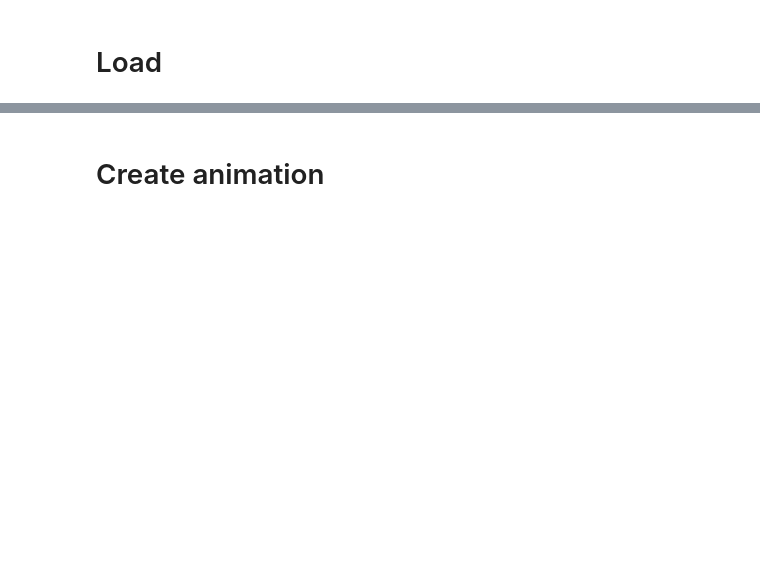
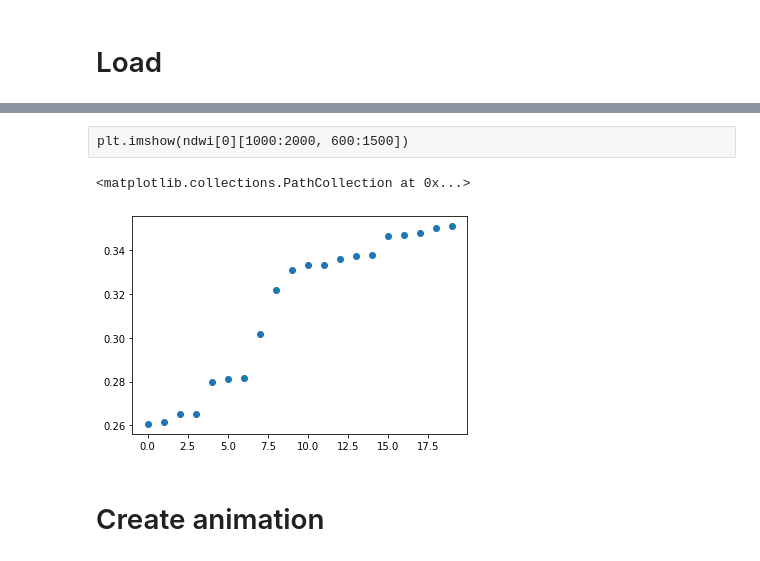
Before and after one commit to mlubej/pet_projects, a Jupyter notebook: tide_gif/tide_giff.ipynb, the cells around one changed output, grey strips where cells are left out. Drawn from its saved outputs; the diff is of its cells as text; code cells hidden in the pictures; blank space fills up the shorter version.

```diff
--- a/tide_gif/tide_giff.ipynb
+++ b/tide_gif/tide_giff.ipynb
@@ -220,2 +284,36 @@ NameError: During execution of task WaterDetector: name 'eop' is not defined
+# %%
+rgb = []
+for idx in tqdm(range(len(dt_list)), total=len(dt_list)):
+    f = rasterio.open(f'./tiffs/rgb/rgb_{idx}.tiff')
+    data = np.moveaxis(f.read(), 0, -1)
+    rgb.append(data)
+    f.close()
+# %%
+ndwi = []
+for idx in tqdm(range(len(dt_list)), total=len(dt_list)):
+    f = rasterio.open(f'./tiffs/ndwi/ndwi_{idx}.tiff')
+    data = np.moveaxis(f.read(), 0, -1).squeeze(-1)
+    ndwi.append(data)
+    f.close()
+# %% [raw]
+plt.imshow(ndwi[0][1000:2000, 600:1500])
+# %%
+def get_water_cov(ndwi):
+    # mask = gaussian(ndwi[1000:2000, 600:1500], 5) > 0.3
+    mask = gaussian(ndwi, 1) > 0.1
+    return np.count_nonzero(mask)/np.prod(mask.shape)
+
+# def get_water_cov(ndwi):
+#     _, mask = get_water_mask_from_S2(ndwi[1000:2000, 600:1500])
+#     return np.count_nonzero(mask == 1, axis=(0,1))/np.prod(mask.shape)
+# %%
+with ProcessPoolExecutor() as executor:
+    water_cov = list(tqdm(executor.map(get_water_cov, ndwi), total=len(ndwi)))
+water_cov = np.array(water_cov)
+# %%
+plt.scatter(range(len(water_cov)), np.sort(water_cov))
+# %% [output]
+<matplotlib.collections.PathCollection at 0x...>
+[figure, added]
 # %% [markdown]
 # Create animation
```
Also changed, not shown: parts of 30 cells of this notebook.
